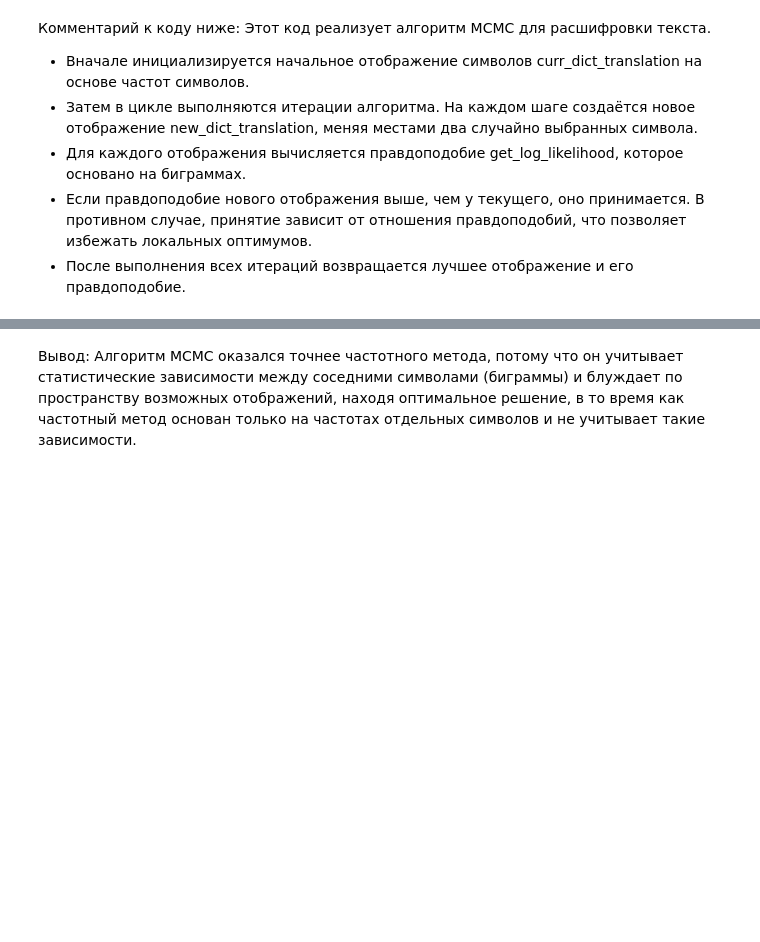
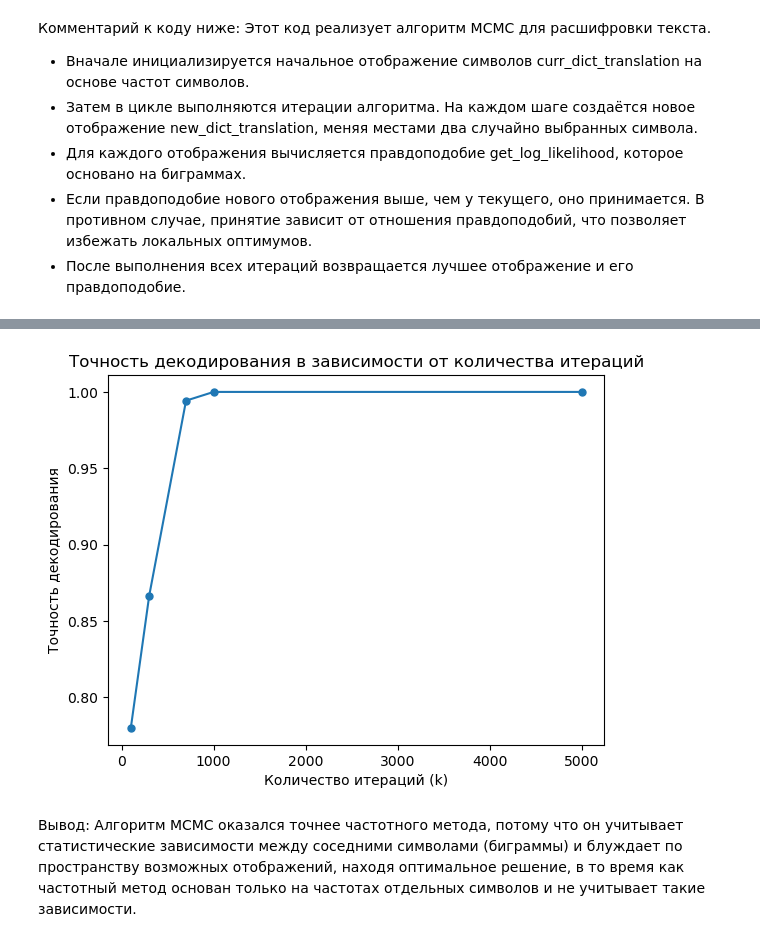
Before and after one commit to Fangerow/Advanced_ml_hw23, a Jupyter notebook: hw3_v1.ipynb, the cells around one changed output, grey strips where cells are left out. Drawn from its saved outputs; the diff is of its cells as text; code cells hidden in the pictures; blank space fills up the shorter version.

```diff
--- a/hw3_v1.ipynb
+++ b/hw3_v1.ipynb
@@ -327,10 +337,16 @@ for k in tqdm(ks):
     accuracy = get_accuracy_decode(test_text, decoded_text)
     accuracies.append(accuracy)
 
-# Создаем график с использованием plotly
-fig = go.Figure(data=go.Scatter(x=ks, y=accuracies, mode='lines+markers'))
-fig.update_layout(title='Точность декодирования в зависимости от количества итераций',
-                   xaxis_title='Количество итераций (k)',
-                   yaxis_title='Точность декодирования')
-fig.show()
+def plot_decoding_accuracy_vs_iterations(ks, accuracies):
+    fig, ax = plt.subplots()
+
+    ax.plot(ks, accuracies, marker='o', linestyle='-', markersize=5)
+
+    ax.set_title('Точность декодирования в зависимости от количества итераций')
+    ax.set_xlabel('Количество итераций (k)')
+    ax.set_ylabel('Точность декодирования')
+
+    plt.show()
+
+plot_decoding_accuracy_vs_iterations(ks, accuracies)
 # %% [output]
@@ -338,3 +353,4 @@ fig.show()
+[figure, added]
 # %% [markdown]
 Вывод:
 Алгоритм MCMC оказался точнее частотного метода, потому что он учитывает статистические зависимости между соседними   символами (биграммы) и блуждает по пространству возможных отображений, находя оптимальное решение, в то время как частотный   метод основан только на частотах отдельных символов и не учитывает такие зависимости.
```
Also changed, not shown: parts of 7 cells of this notebook.
